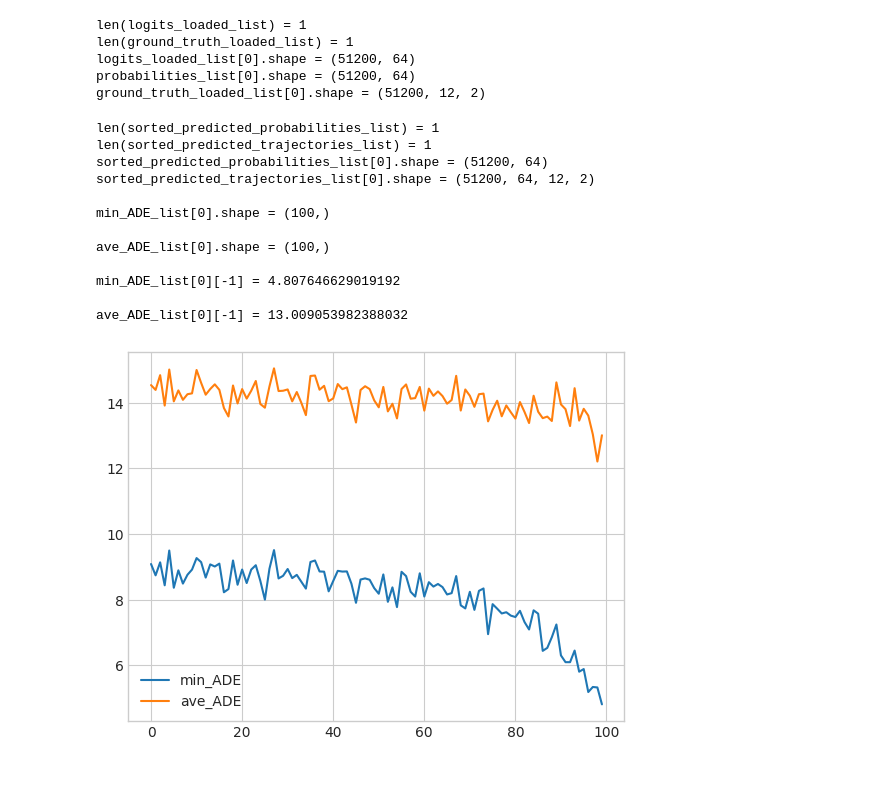
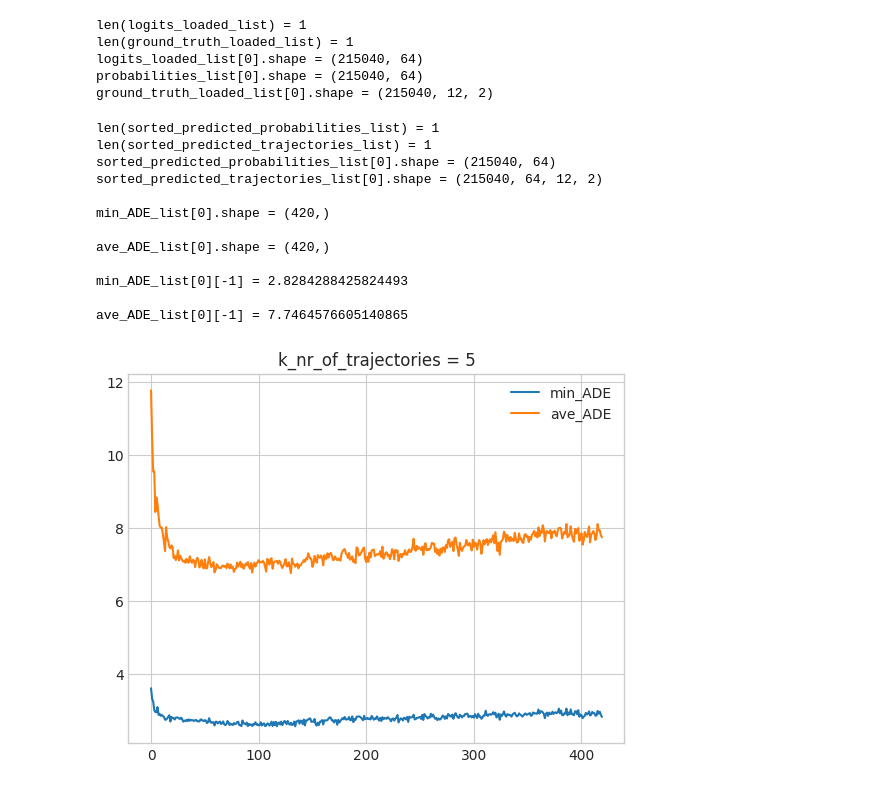
Before and after one commit to dolander1/nuscenes_dolander1, a Jupyter notebook: python-sdk/tutorials/DanielNotebook.ipynb, the cells around one changed output. Cells and saved outputs as stored; diff of their text form; code cells hidden in the pictures.

Commit message:
finally working ADE and saved training logits

```diff
--- a/python-sdk/tutorials/DanielNotebook.ipynb
+++ b/python-sdk/tutorials/DanielNotebook.ipynb
@@ -54,28 +54,38 @@ from utilsHannes import mean_pointwise_l2_distance
 # epochs = [50,51,52,53,54,55,56,57]
 # legend_list = ['250*250','125*125','50*50','10*10','2*2','1*1','50*50 + covernet input','125*125 + covernet input']
 
-# epochs = [299,300,301] # 300 fugged
-# legend_list = ['10*10 (299e)','125*125 (300e)','500*500 (301e)']
+# epochs = [299,301]
+# legend_list = ['10*10 (299e)','500*500 (301e)']
 
 # epochs = [499]
 # legend_list = ['125*125 (569e)']
 # num_epochs = 569
 
-epochs = [301]
-legend_list = ['500*500 (301e)']
+epochs = [500]
+legend_list = ['10*10 (500e)']
 
 num_epochs = min(epochs)
-num_epochs = 100
+num_epochs = 420
 
 # Files
 file_path_list = [f"tmpResults/results_epochs={epoch}" for epoch in epochs]
 num_files = len(file_path_list)
+
+# Settings
 file_number = 0
-
+train_boolean = 'no'
 
 # Load the .npy files
-logits_loaded_list = [(np.load(f'{file_path}_logits.npy'))[:num_epochs*512] for file_path in file_path_list]
-ground_truth_loaded_list = [(np.load(f'{file_path}_ground_truth.npy'))[:num_epochs*512] for file_path in file_path_list]
+if train_boolean == 'yes':
+    logits_loaded_list = [(np.load(f'{file_path}_train_logits.npy'))[:num_epochs*512] for file_path in file_path_list]
+    ground_truth_loaded_list = [(np.load(f'{file_path}_train_ground_truth.npy'))[:num_epochs*512] for file_path in file_path_list]
+elif train_boolean == 'no':
+    logits_loaded_list = [(np.load(f'{file_path}_val_logits.npy'))[:num_epochs*512] for file_path in file_path_list]
+    ground_truth_loaded_list = [(np.load(f'{file_path}_val_ground_truth.npy'))[:num_epochs*512] for file_path in file_path_list]
+else:
+    logits_loaded_list = [(np.load(f'{file_path}_logits.npy'))[:num_epochs*512] for file_path in file_path_list]
+    ground_truth_loaded_list = [(np.load(f'{file_path}_ground_truth.npy'))[:num_epochs*512] for file_path in file_path_list]
+
 softmaxy = torch.nn.Softmax(dim=1)
 probabilities_list = [softmaxy(torch.Tensor(logits)).detach().numpy().squeeze() for logits in logits_loaded_list]
 
@@ -94,9 +104,9 @@ lattice = np.array(trajectories)
 # %% [output]
 len(logits_loaded_list) = 1
 len(ground_truth_loaded_list) = 1
-logits_loaded_list[0].shape = (51200, 64)
-probabilities_list[0].shape = (51200, 64)
-ground_truth_loaded_list[0].shape = (51200, 12, 2)
+logits_loaded_list[0].shape = (215040, 64)
+probabilities_list[0].shape = (215040, 64)
+ground_truth_loaded_list[0].shape = (215040, 12, 2)
 # %%
 ## Functions
 
@@ -104,7 +114,7 @@ def get_sorted_most_likely_trajectories(logits: np.ndarray, lattice: np.ndarray)
 
     softmax = torch.nn.Softmax(dim=1)
     probabilities = softmax(torch.Tensor(logits))
-    sortedProbabilitiesIndices = np.flip(np.array(np.argsort(probabilities, axis=-1))).copy()
+    sortedProbabilitiesIndices = np.flip(np.array(np.argsort(probabilities, axis=-1)), axis=-1).copy()
     sortedProbabilities = np.array(np.take_along_axis(probabilities, sortedProbabilitiesIndices, axis=-1))
     sortedTrajectories = lattice[sortedProbabilitiesIndices]
 
@@ -144,40 +154,41 @@ k_nr_of_trajectories = 5
 
 results1 = [get_sorted_most_likely_trajectories(logits_loaded, lattice) for logits_loaded in logits_loaded_list]
 sorted_predicted_probabilities_list, sorted_predicted_trajectories_list = zip(*results1)
 
 results2 = [get_ADE_for_k_trajectories(sorted_predicted_trajectories, ground_truth_loaded, k_nr_of_trajectories) for sorted_predicted_trajectories, ground_truth_loaded in zip(sorted_predicted_trajectories_list, ground_truth_loaded_list)]
 min_ADE_list, ave_ADE_list = zip(*results2)
 
 print(f"len(sorted_predicted_probabilities_list) = {len(sorted_predicted_probabilities_list)}")
 print(f"len(sorted_predicted_trajectories_list) = {len(sorted_predicted_trajectories_list)}")
 print(f"sorted_predicted_probabilities_list[{file_number}].shape = {sorted_predicted_probabilities_list[file_number].shape}")
 print(f"sorted_predicted_trajectories_list[{file_number}].shape = {sorted_predicted_trajectories_list[file_number].shape}")
 # print(f"sortedTrajectories = {sorted_predicted_trajectories_list[0][2]}") # [0][0/1] and [0][2/3] the same
 
 print(f"\nmin_ADE_list[{file_number}].shape = {min_ADE_list[file_number].shape}")
 print(f"\nave_ADE_list[{file_number}].shape = {ave_ADE_list[file_number].shape}")
 print(f"\nmin_ADE_list[{file_number}][-1] = {min_ADE_list[file_number][-1]}")
 print(f"\nave_ADE_list[{file_number}][-1] = {ave_ADE_list[file_number][-1]}")
 
 
 ## Plot ADE
 plt.plot(min_ADE_list[file_number], label="min_ADE")
 plt.plot(ave_ADE_list[file_number], label="ave_ADE")
 plt.legend();
+plt.title(f"k_nr_of_trajectories = {k_nr_of_trajectories}");
 # %% [output]
 len(sorted_predicted_probabilities_list) = 1
 len(sorted_predicted_trajectories_list) = 1
-sorted_predicted_probabilities_list[0].shape = (51200, 64)
-sorted_predicted_trajectories_list[0].shape = (51200, 64, 12, 2)
+sorted_predicted_probabilities_list[0].shape = (215040, 64)
+sorted_predicted_trajectories_list[0].shape = (215040, 64, 12, 2)
 
-min_ADE_list[0].shape = (100,)
+min_ADE_list[0].shape = (420,)
 
-ave_ADE_list[0].shape = (100,)
+ave_ADE_list[0].shape = (420,)
 
-min_ADE_list[0][-1] = 4.807646629019192
+min_ADE_list[0][-1] = 2.8284288425824493
 
-ave_ADE_list[0][-1] = 13.009053982388032
+ave_ADE_list[0][-1] = 7.7464576605140865
-[figure, old version]
+[figure, new version]
 # %%
 ############## Calculate and plot one files
 
```
Also changed, not shown: parts of 3 cells of this notebook, 1 other file.
